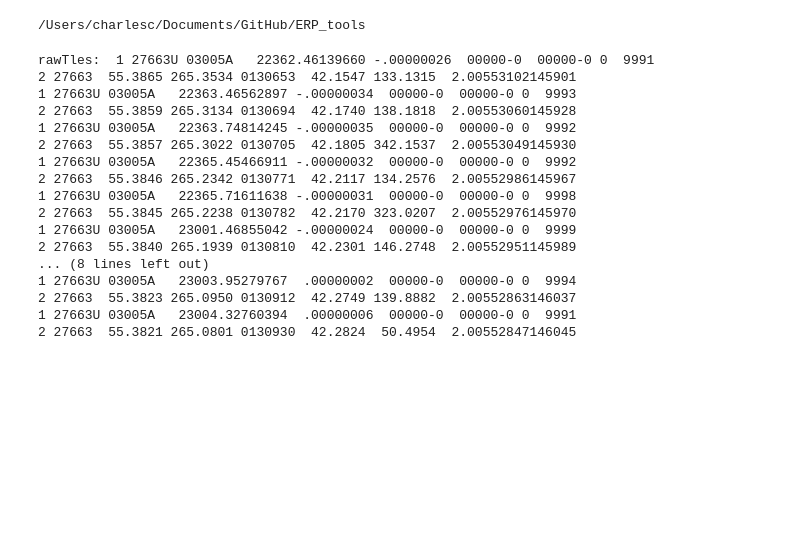
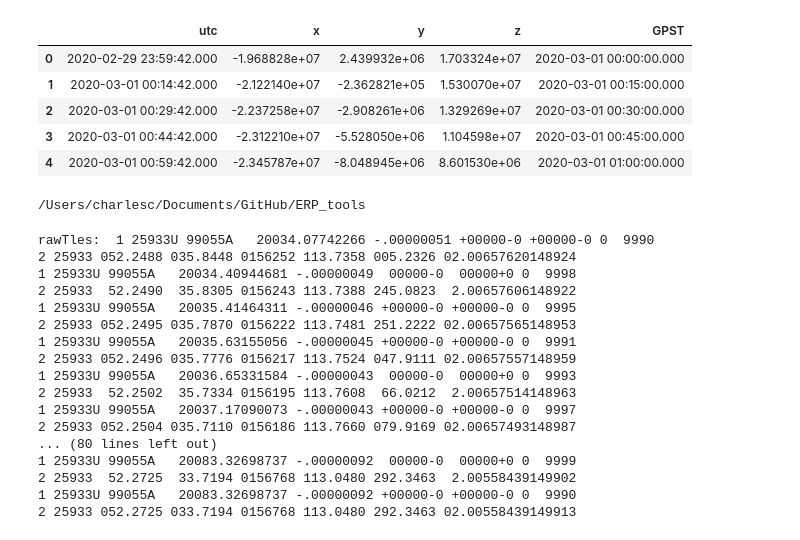
Before and after one commit to CharlesPlusC/ERP_tools, a Jupyter notebook: notebooks/GPSsp3_vs_TLE.ipynb, the cells around one changed output. Saved outputs shown, nothing was run; the diff lists cells and outputs as text; code cells hidden in the pictures; blank space fills up the shorter version.

```diff
--- a/notebooks/GPSsp3_vs_TLE.ipynb
+++ b/notebooks/GPSsp3_vs_TLE.ipynb
@@ -44,3 +43,12 @@ print(navstar_46_sp3_ephem.head())
+# %%
+navstar_46_sp3_ephem.head()
+# %% [output]
+|  | utc | x | y | z | GPST |
+| 0 | 2020-02-29 23:59:42.000 | -1.968828e+07 | 2.439932e+06 | 1.703324e+07 | 2020-03-01 00:00:00.000 |
+| 1 | 2020-03-01 00:14:42.000 | -2.122140e+07 | -2.362821e+05 | 1.530070e+07 | 2020-03-01 00:15:00.000 |
+| 2 | 2020-03-01 00:29:42.000 | -2.237258e+07 | -2.908261e+06 | 1.329269e+07 | 2020-03-01 00:30:00.000 |
+| 3 | 2020-03-01 00:44:42.000 | -2.312210e+07 | -5.528050e+06 | 1.104598e+07 | 2020-03-01 00:45:00.000 |
+| 4 | 2020-03-01 00:59:42.000 | -2.345787e+07 | -8.048945e+06 | 8.601530e+06 | 2020-03-01 01:00:00.000 |
 # %%
 #move back to the root directory
 import os
@@ -55,9 +63,9 @@ import spacetrack.operators as op
 from spacetrack import SpaceTrackClient
 import getpass
 from datetime import datetime, timedelta
-startdate = datetime(2022, 12, 28, 0, 00, 00, 00000)
+startdate = datetime(2020, 2, 3, 00, 00, 00, 00000)
 # Extending collection duration to test data availability
-duration_days = 8  # days
+duration_days = 50  # days
 enddate = startdate + timedelta(days=duration_days)
 
 identity_st = input('Enter SpaceTrack username: ')
@@ -66,7 +74,7 @@ password_st = getpass.getpass(prompt=f'Enter SpaceTrack password for account {id
 st = SpaceTrackClient(identity=identity_st, password=password_st)
 
 try:
-    rawTles = st.tle(norad_cat_id=27663, epoch=op.inclusive_range(startdate, enddate),
+    rawTles = st.tle(norad_cat_id=25933, epoch=op.inclusive_range(startdate, enddate),
                      orderby='epoch asc', format='tle')
     if rawTles:
         print("rawTles: ", rawTles)
@@ -75,23 +83,23 @@ try:
 except Exception as e:
     print(f"An error occurred: {e}")
 # %% [output]
-rawTles:  1 27663U 03005A   22362.46139660 -.00000026  00000-0  00000-0 0  9991
-2 27663  55.3865 265.3534 0130653  42.1547 133.1315  2.00553102145901
-1 27663U 03005A   22363.46562897 -.00000034  00000-0  00000-0 0  9993
-2 27663  55.3859 265.3134 0130694  42.1740 138.1818  2.00553060145928
-1 27663U 03005A   22363.74814245 -.00000035  00000-0  00000-0 0  9992
-2 27663  55.3857 265.3022 0130705  42.1805 342.1537  2.00553049145930
-1 27663U 03005A   22365.45466911 -.00000032  00000-0  00000-0 0  9992
-2 27663  55.3846 265.2342 0130771  42.2117 134.2576  2.00552986145967
-1 27663U 03005A   22365.71611638 -.00000031  00000-0  00000-0 0  9998
-2 27663  55.3845 265.2238 0130782  42.2170 323.0207  2.00552976145970
-1 27663U 03005A   23001.46855042 -.00000024  00000-0  00000-0 0  9999
-2 27663  55.3840 265.1939 0130810  42.2301 146.2748  2.00552951145989
-... (8 lines left out)
-1 27663U 03005A   23003.95279767  .00000002  00000-0  00000-0 0  9994
-2 27663  55.3823 265.0950 0130912  42.2749 139.8882  2.00552863146037
-1 27663U 03005A   23004.32760394  .00000006  00000-0  00000-0 0  9991
-2 27663  55.3821 265.0801 0130930  42.2824  50.4954  2.00552847146045
+rawTles:  1 25933U 99055A   20034.07742266 -.00000051 +00000-0 +00000-0 0  9990
+2 25933 052.2488 035.8448 0156252 113.7358 005.2326 02.00657620148924
+1 25933U 99055A   20034.40944681 -.00000049  00000-0  00000+0 0  9998
+2 25933  52.2490  35.8305 0156243 113.7388 245.0823  2.00657606148922
+1 25933U 99055A   20035.41464311 -.00000046 +00000-0 +00000-0 0  9995
+2 25933 052.2495 035.7870 0156222 113.7481 251.2222 02.00657565148953
+1 25933U 99055A   20035.63155056 -.00000045 +00000-0 +00000-0 0  9991
+2 25933 052.2496 035.7776 0156217 113.7524 047.9111 02.00657557148959
+1 25933U 99055A   20036.65331584 -.00000043  00000-0  00000+0 0  9993
+2 25933  52.2502  35.7334 0156195 113.7608  66.0212  2.00657514148963
+1 25933U 99055A   20037.17090073 -.00000043 +00000-0 +00000-0 0  9997
+2 25933 052.2504 035.7110 0156186 113.7660 079.9169 02.00657493148987
+... (80 lines left out)
+1 25933U 99055A   20083.32698737 -.00000092  00000-0  00000+0 0  9999
+2 25933  52.2725  33.7194 0156768 113.0480 292.3463  2.00558439149902
+1 25933U 99055A   20083.32698737 -.00000092 +00000-0 +00000-0 0  9990
+2 25933 052.2725 033.7194 0156768 113.0480 292.3463 02.00558439149913
 # %%
 from collections import OrderedDict
 
```
Also changed, not shown: parts of 21 cells of this notebook, 3 other files.
